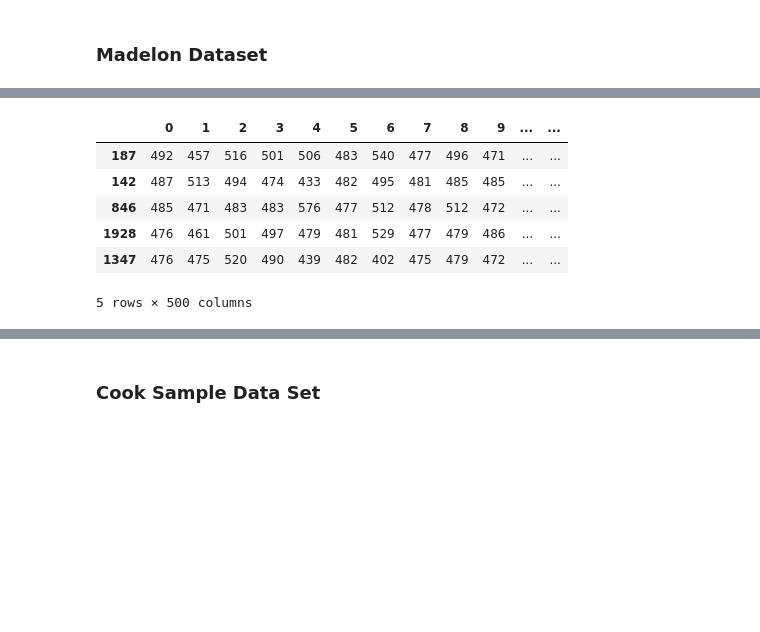
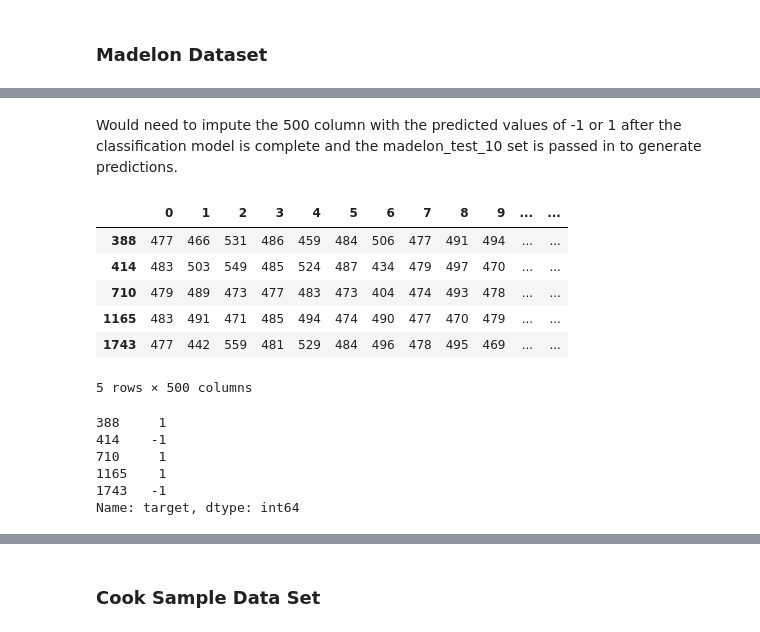
Before and after one commit to godsylla/UCI-Madelon-Dataset, a Jupyter notebook: ipynb/01-Explore_and_Visualize_Data.ipynb, the cells around one changed output, grey strips where cells are left out. Cells and saved outputs as stored; diff of their text form; code cells hidden in the pictures; blank space fills up the shorter version.

```diff
--- a/ipynb/01-Explore_and_Visualize_Data.ipynb
+++ b/ipynb/01-Explore_and_Visualize_Data.ipynb
@@ -28,10 +44,21 @@ madelon_test_10.shape
+# %% [markdown]
+Would need to impute the 500 column with the predicted values of -1 or 1 after the classification model is complete and the madelon_test_10 set is passed in to generate predictions.
 # %%
-madelon_train_10.sample(5)
+madelon_train_10.head(5)
 # %% [output]
 |  | 0 | 1 | 2 | 3 | 4 | 5 | 6 | 7 | 8 | 9 | ... | ... |
-| 187 | 492 | 457 | 516 | 501 | 506 | 483 | 540 | 477 | 496 | 471 | ... | ... |
-| 142 | 487 | 513 | 494 | 474 | 433 | 482 | 495 | 481 | 485 | 485 | ... | ... |
-| 846 | 485 | 471 | 483 | 483 | 576 | 477 | 512 | 478 | 512 | 472 | ... | ... |
-| 1928 | 476 | 461 | 501 | 497 | 479 | 481 | 529 | 477 | 479 | 486 | ... | ... |
-| 1347 | 476 | 475 | 520 | 490 | 439 | 482 | 402 | 475 | 479 | 472 | ... | ... |
+| 388 | 477 | 466 | 531 | 486 | 459 | 484 | 506 | 477 | 491 | 494 | ... | ... |
+| 414 | 483 | 503 | 549 | 485 | 524 | 487 | 434 | 479 | 497 | 470 | ... | ... |
+| 710 | 479 | 489 | 473 | 477 | 483 | 473 | 404 | 474 | 493 | 478 | ... | ... |
+| 1165 | 483 | 491 | 471 | 485 | 494 | 474 | 490 | 477 | 470 | 479 | ... | ... |
+| 1743 | 477 | 442 | 559 | 481 | 529 | 484 | 496 | 478 | 495 | 469 | ... | ... |
 5 rows × 500 columns
+# %%
+madelon_train_label10.head(5)
+# %% [output]
+388     1
+414    -1
+710     1
+1165    1
+1743   -1
+Name: target, dtype: int64
```
Also changed, not shown: parts of 49 cells of this notebook, 7 other files.
